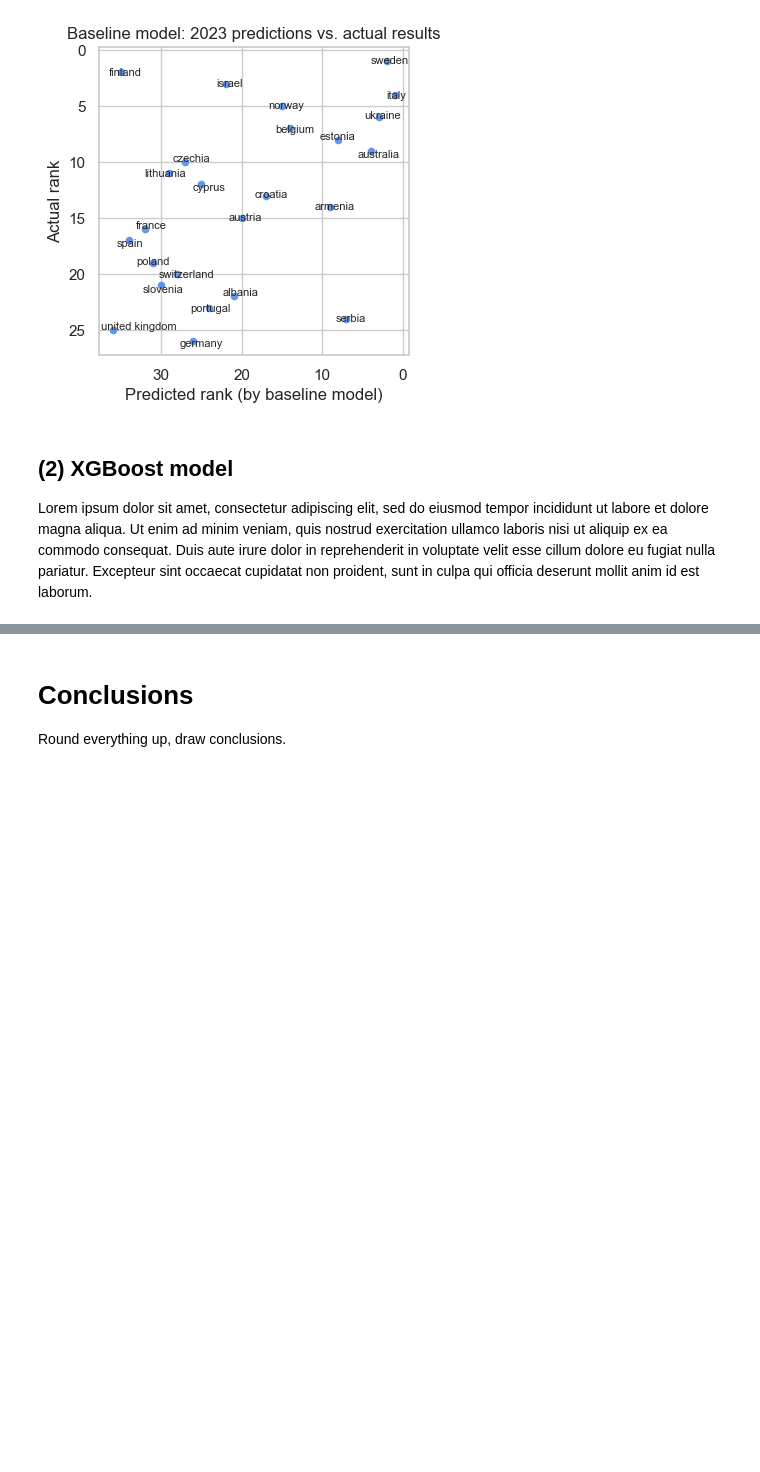
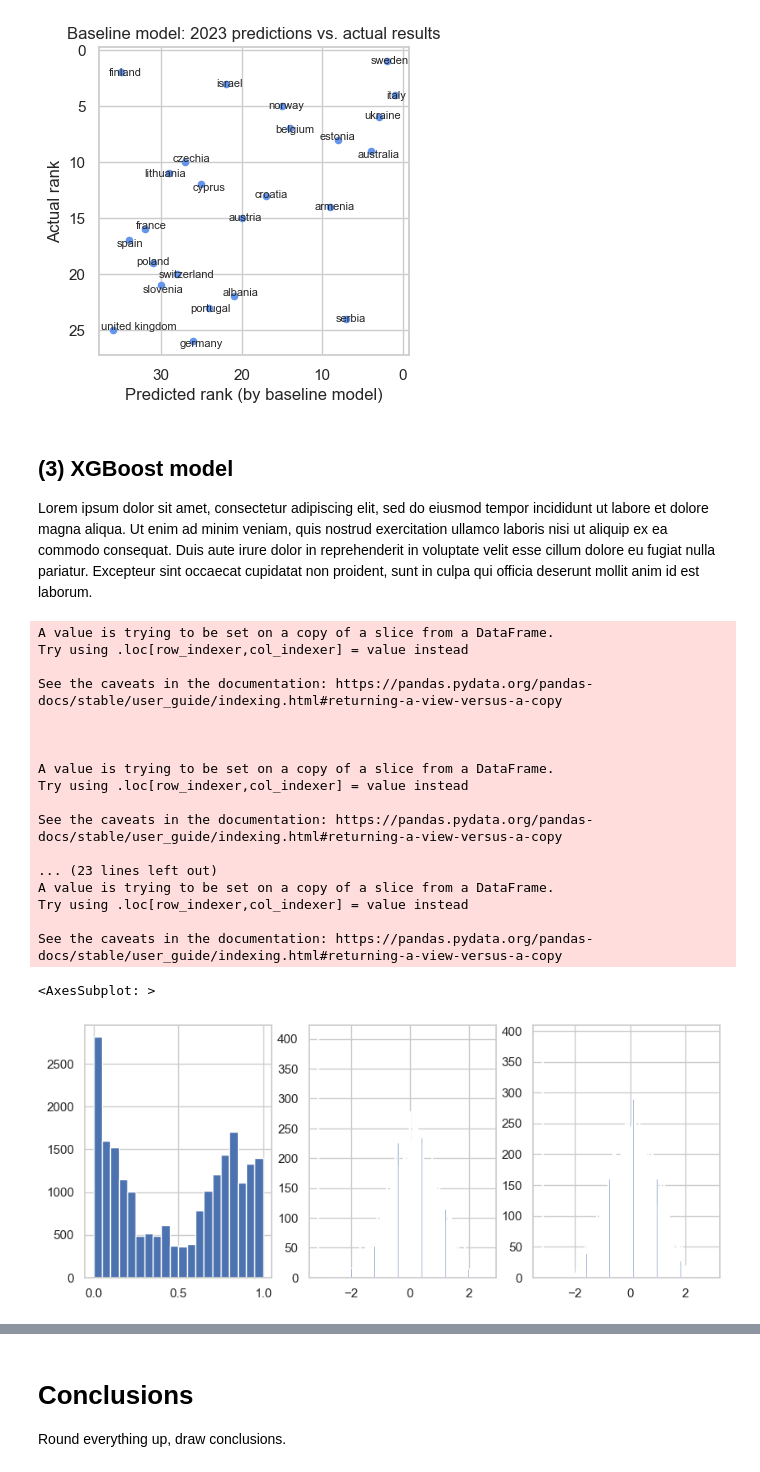
Before and after one commit to KatrionaGoldmann/TuringDataStories, a Jupyter notebook: stories/2024-01-01-Eurovision/story.ipynb, the cells around one changed output, grey strips where cells are left out. Saved outputs shown, nothing was run; the diff lists cells and outputs as text; code cells hidden in the pictures; blank space fills up the shorter version.

```diff
--- a/stories/2024-01-01-Eurovision/story.ipynb
+++ b/stories/2024-01-01-Eurovision/story.ipynb
@@ -1977,6 +1977,6 @@ plt.show()
 Spearman correlation for 2023: 0.432
 [figure]
 # %% [markdown]
-## (2) XGBoost model
+## (3) XGBoost model
 
 Lorem ipsum dolor sit amet, consectetur adipiscing elit, sed do eiusmod tempor incididunt ut labore et dolore magna aliqua. Ut enim ad minim veniam, quis nostrud exercitation ullamco laboris nisi ut aliquip ex ea commodo consequat. Duis aute irure dolor in reprehenderit in voluptate velit esse cillum dolore eu fugiat nulla pariatur. Excepteur sint occaecat cupidatat non proident, sunt in culpa qui officia deserunt mollit anim id est laborum.
@@ -1982,0 +1992,72 @@ Lorem ipsum dolor sit amet, consectetur adipiscing elit, sed do eiusmod tempor i
+# %%
+model_columns = [
+        #'year',
+        'from_code2',
+        'points',
+        'to_code2',
+        'Contains_English',
+        'Contains_NonEnglish',
+        'Contains_Multiple_Languages',
+        'Number_of_Languages',
+        'Contains_Own_Language',
+        'Contains_Voting_Language',
+        'gender',
+        'prop_emigrants_v2p',
+        'prop_emigrants_p2v',
+        'has_border',
+        'comps_without_win',
+        'received_vote',
+]
+# %%
+df_xgboost = df[['year'] + model_columns]
+
+df_xgboost['has_border'] = df_xgboost['has_border'].fillna(0)
+
+# log10 scale the prop_emigrants column
+df_xgboost['prop_emigrants_v2p'] = df_xgboost['prop_emigrants_v2p'].apply(
+    lambda x: np.log10(x+4e-8)
+)
+df_xgboost['prop_emigrants_p2v'] = df_xgboost['prop_emigrants_p2v'].apply(
+    lambda x: np.log10(x+4e-8)
+)
+
+# apply the standard scaler to prop_emigrants and comps_without_win
+scaler = StandardScaler()
+df_xgboost[['prop_emigrants_v2p']] = scaler.fit_transform(
+    df_xgboost[['prop_emigrants_v2p']]
+)
+df_xgboost[['prop_emigrants_p2v']] = scaler.fit_transform(
+    df_xgboost[['prop_emigrants_p2v']]
+)
+
+scaler = MinMaxScaler()
+df_xgboost[['comps_without_win']] = scaler.fit_transform(
+    df_xgboost[['comps_without_win']]
+)
+
+fig, (ax1, ax2, ax3) = plt.subplots(1, 3, figsize=(10, 4))
+
+# histogram of the log scaled prop_emigrants column
+df_xgboost['comps_without_win'].hist(bins=20, ax=ax1)
+df_xgboost['prop_emigrants_v2p'].hist(bins=200, ax=ax2)
+df_xgboost['prop_emigrants_p2v'].hist(bins=200, ax=ax3)
+# %% [output]
+A value is trying to be set on a copy of a slice from a DataFrame.
+Try using .loc[row_indexer,col_indexer] = value instead
+
+See the caveats in the documentation: https://pandas.pydata.org/pandas-docs/stable/user_guide/indexing.html#returning-a-view-versus-a-copy
+
+
+
+A value is trying to be set on a copy of a slice from a DataFrame.
+Try using .loc[row_indexer,col_indexer] = value instead
+
+See the caveats in the documentation: https://pandas.pydata.org/pandas-docs/stable/user_guide/indexing.html#returning-a-view-versus-a-copy
+
+... (23 lines left out)
+A value is trying to be set on a copy of a slice from a DataFrame.
+Try using .loc[row_indexer,col_indexer] = value instead
+
+See the caveats in the documentation: https://pandas.pydata.org/pandas-docs/stable/user_guide/indexing.html#returning-a-view-versus-a-copy
+<AxesSubplot: >
+[figure, added]
```
Also changed, not shown: parts of 23 cells of this notebook.
